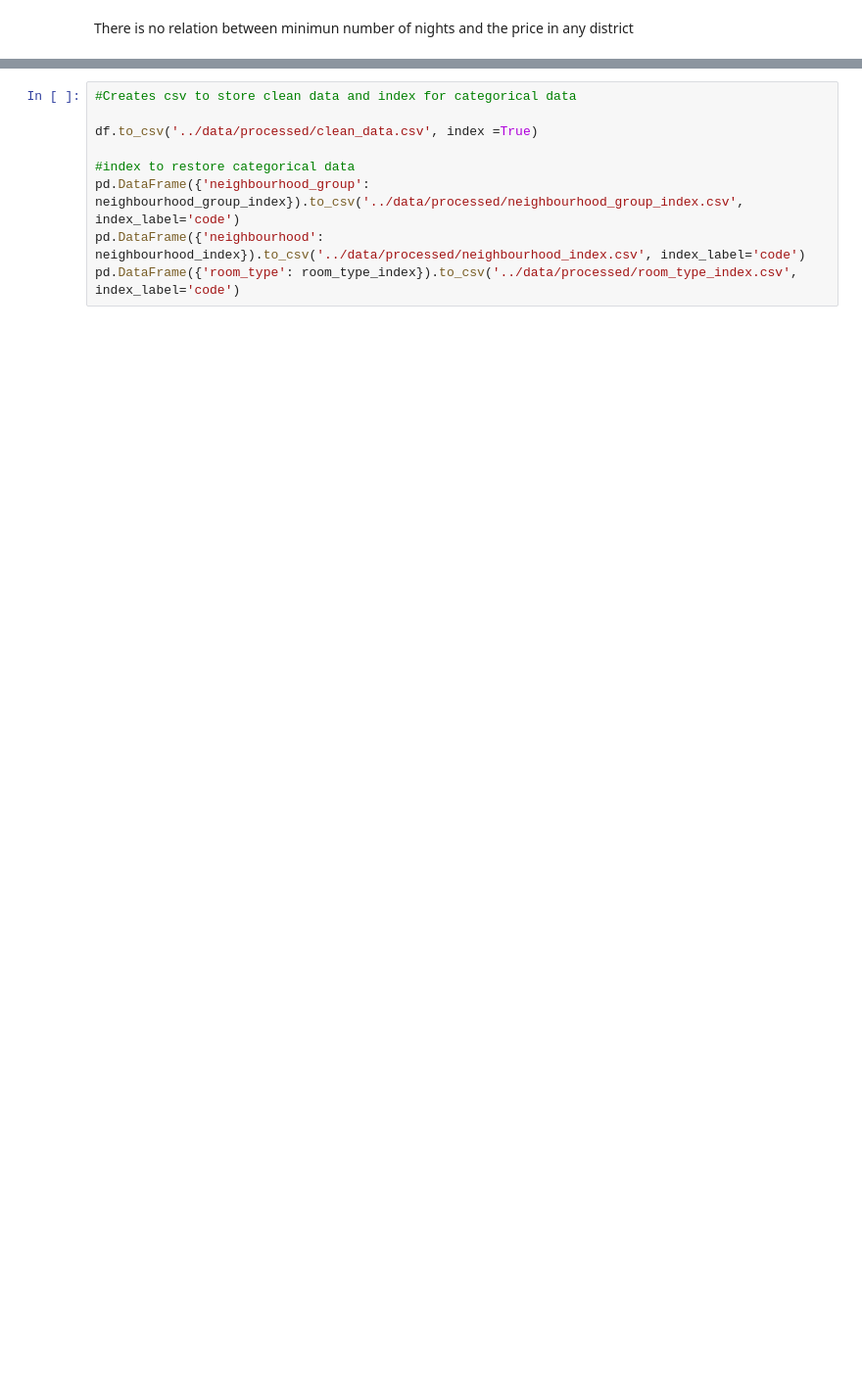
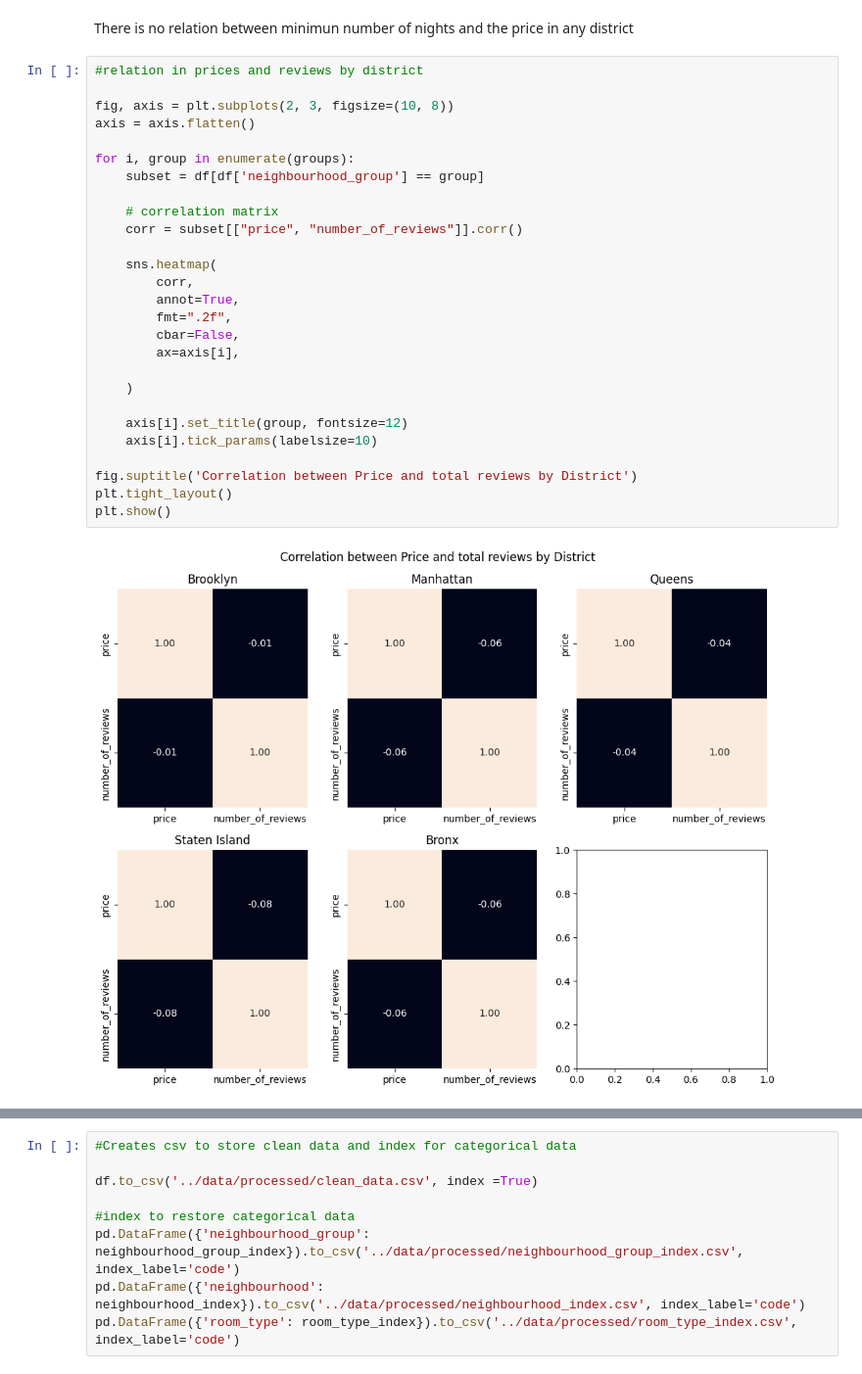
Before and after one commit to 4GeeksAcademy/iagorivadulla-machine-learning-python-template, a Jupyter notebook: src/explore.ipynb, the cells around one changed output, grey strips where cells are left out. Shown at 98% size. Drawn from its saved outputs; the diff is of its cells as text; blank space fills up the shorter version.

```diff
--- a/src/explore.ipynb
+++ b/src/explore.ipynb
@@ -227,2 +293,31 @@ plt.show()
 # %% [markdown]
 There is no relation between minimun number of nights and the price in any district
+# %%
+#relation in prices and reviews by district
+
+fig, axis = plt.subplots(2, 3, figsize=(10, 8))
+axis = axis.flatten()
+
+for i, group in enumerate(groups):
+    subset = df[df['neighbourhood_group'] == group]
+
+    # correlation matrix
+    corr = subset[["price", "number_of_reviews"]].corr()
+
+    sns.heatmap(
+        corr,
+        annot=True,
+        fmt=".2f",
+        cbar=False,
+        ax=axis[i],
+
+    )
+
+    axis[i].set_title(group, fontsize=12)
+    axis[i].tick_params(labelsize=10)
+
+fig.suptitle('Correlation between Price and total reviews by District')
+plt.tight_layout()
+plt.show()
+# %% [output]
+[figure, added]
```
Also changed, not shown: parts of 18 cells of this notebook, 2 other files.
